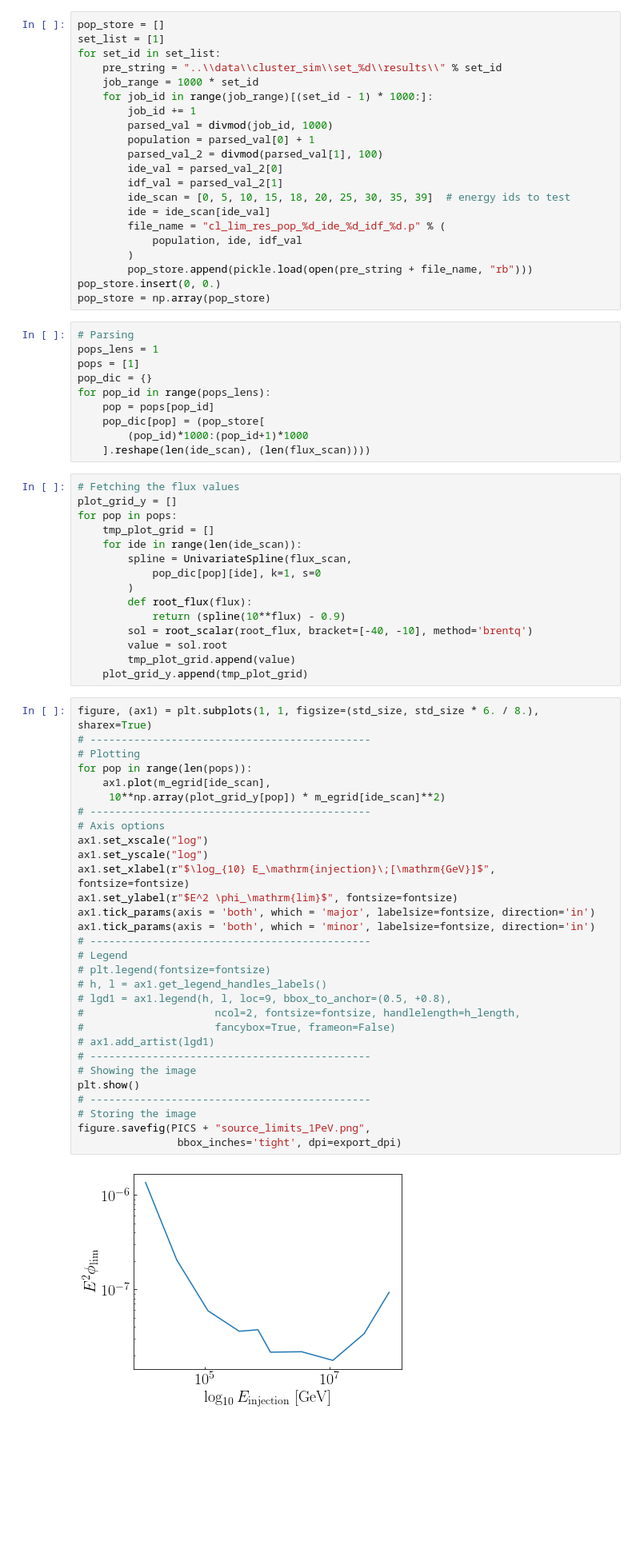
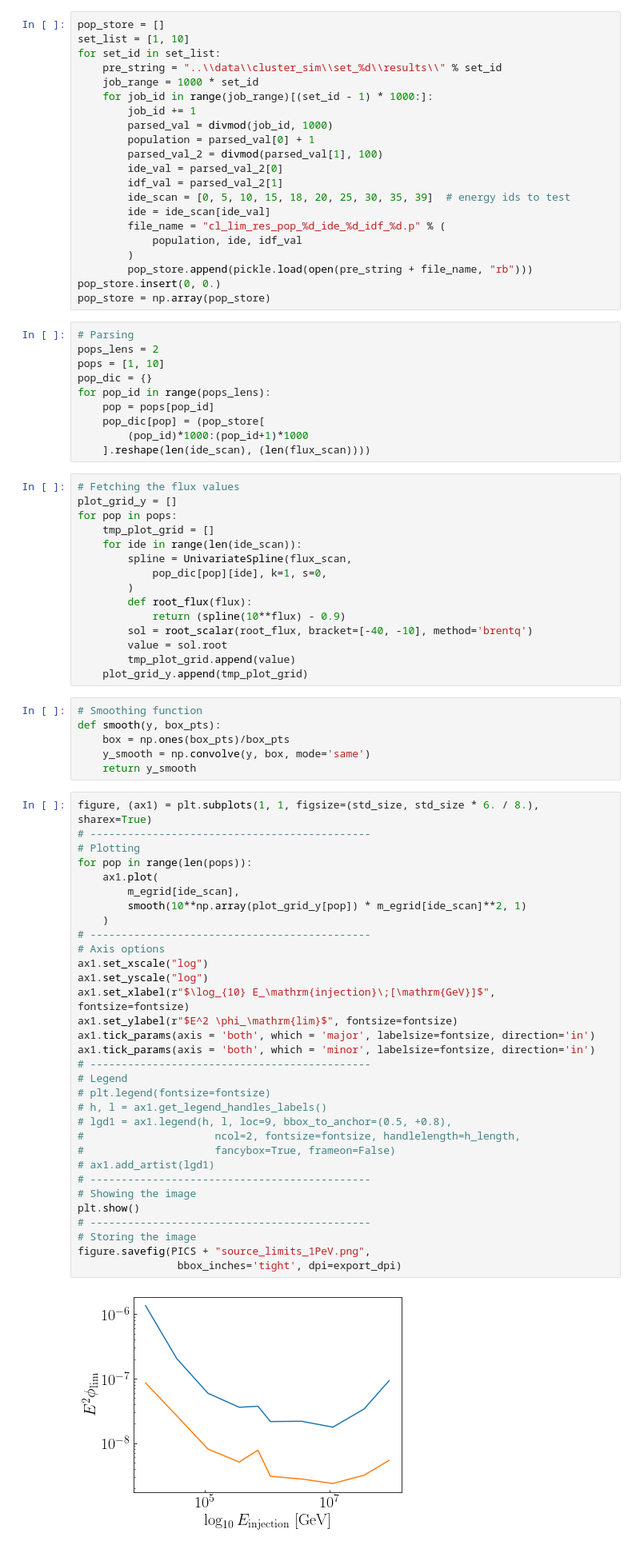
Before and after one commit to MeighenBergerS/dmpoint, a Jupyter notebook: notebooks/cluster_reader.ipynb, the cells around one changed output. Shown: that part at 80% size. Saved outputs shown, nothing was run; the diff lists cells and outputs as text; blank space fills up the shorter version.

```diff
--- a/notebooks/cluster_reader.ipynb
+++ b/notebooks/cluster_reader.ipynb
@@ -42,7 +42,7 @@ flux_scan = np.logspace(-40, -10, 100)  # Fluxes to test
 ide_scan = [0, 5, 10, 15, 18, 20, 25, 30, 35, 39]  # energy ids to test
 # %%
 pop_store = []
-set_list = [1]
+set_list = [1, 10]
 for set_id in set_list:
     pre_string = "..\\data\\cluster_sim\\set_%d\\results\\" % set_id
     job_range = 1000 * set_id
@@ -63,8 +63,8 @@ pop_store.insert(0, 0.)
 pop_store = np.array(pop_store)
 # %%
 # Parsing
-pops_lens = 1
-pops = [1]
+pops_lens = 2
+pops = [1, 10]
 pop_dic = {}
 for pop_id in range(pops_lens):
     pop = pops[pop_id]
@@ -78,7 +78,7 @@ for pop in pops:
     tmp_plot_grid = []
     for ide in range(len(ide_scan)):
         spline = UnivariateSpline(flux_scan,
-            pop_dic[pop][ide], k=1, s=0
+            pop_dic[pop][ide], k=1, s=0,
         )
         def root_flux(flux):
             return (spline(10**flux) - 0.9)
@@ -86,35 +86,43 @@ for pop in pops:
         value = sol.root
         tmp_plot_grid.append(value)
     plot_grid_y.append(tmp_plot_grid)
+# %%
+# Smoothing function
+def smooth(y, box_pts):
+    box = np.ones(box_pts)/box_pts
+    y_smooth = np.convolve(y, box, mode='same')
+    return y_smooth
 # %%
 figure, (ax1) = plt.subplots(1, 1, figsize=(std_size, std_size * 6. / 8.), sharex=True)
 # ---------------------------------------------
 # Plotting
 for pop in range(len(pops)):
-    ax1.plot(m_egrid[ide_scan],
-     10**np.array(plot_grid_y[pop]) * m_egrid[ide_scan]**2)
+    ax1.plot(
+        m_egrid[ide_scan],
+        smooth(10**np.array(plot_grid_y[pop]) * m_egrid[ide_scan]**2, 1)
+    )
 # ---------------------------------------------
 # Axis options
 ax1.set_xscale("log")
 ax1.set_yscale("log")
 ax1.set_xlabel(r"$\log_{10} E_\mathrm{injection}\;[\mathrm{GeV}]$", fontsize=fontsize)
 ax1.set_ylabel(r"$E^2 \phi_\mathrm{lim}$", fontsize=fontsize)
 ax1.tick_params(axis = 'both', which = 'major', labelsize=fontsize, direction='in')
 ax1.tick_params(axis = 'both', which = 'minor', labelsize=fontsize, direction='in')
 # ---------------------------------------------
 # Legend
 # plt.legend(fontsize=fontsize)
 # h, l = ax1.get_legend_handles_labels()
 # lgd1 = ax1.legend(h, l, loc=9, bbox_to_anchor=(0.5, +0.8),
 #                     ncol=2, fontsize=fontsize, handlelength=h_length,
 #                     fancybox=True, frameon=False)
 # ax1.add_artist(lgd1)
 # ---------------------------------------------
 # Showing the image
 plt.show()
 # ---------------------------------------------
 # Storing the image
 figure.savefig(PICS + "source_limits_1PeV.png",
                 bbox_inches='tight', dpi=export_dpi)
 # %% [output]
-[figure, old version]
+[figure, new version]
```
Also changed, not shown: 1 other file.
